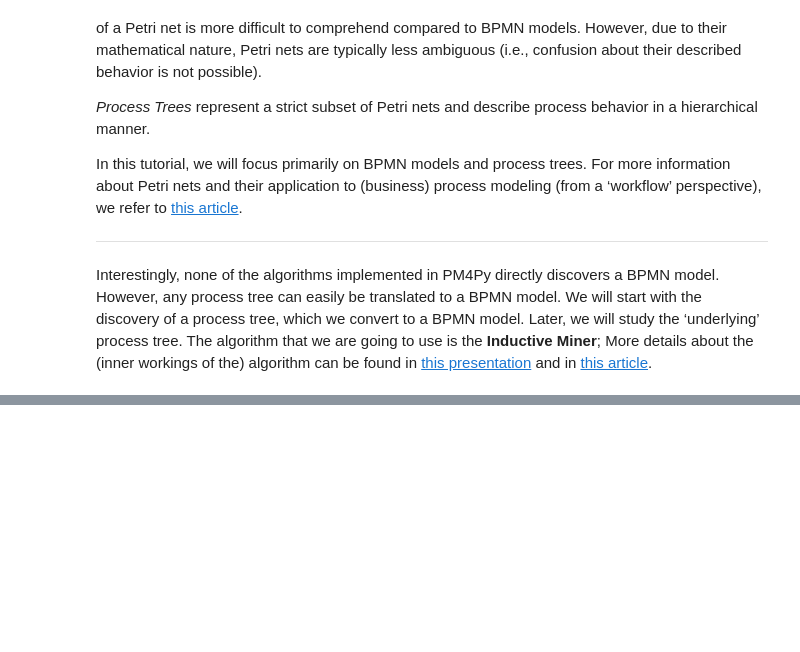
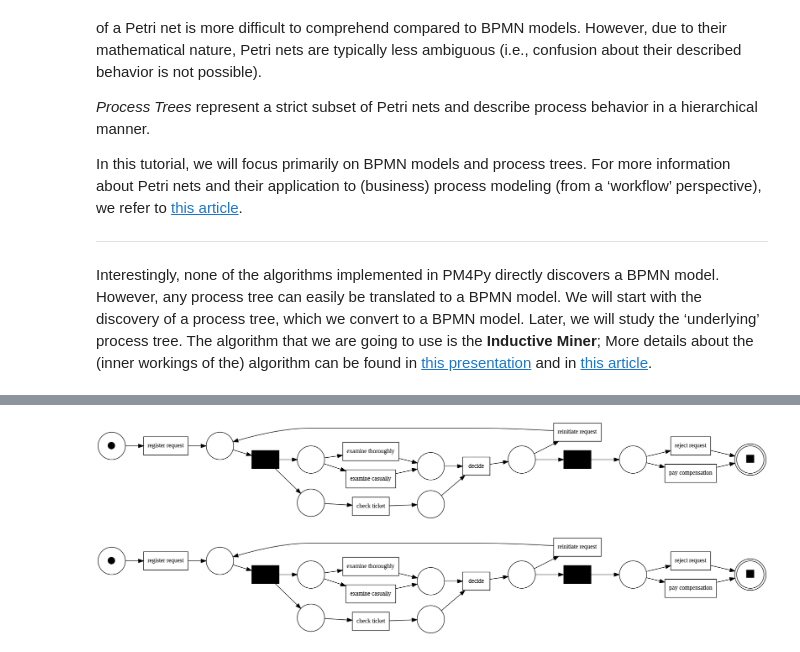
Before and after one commit to sawubona-repo/BINA-FS24-WORK, a Jupyter notebook: LB07-ProcessMining/Python/DEMO_Python_PM4PY_ProcessDiscovery.ipynb, the cells around one changed output, grey strips where cells are left out. Cells and saved outputs as stored; diff of their text form; code cells hidden in the pictures; blank space fills up the shorter version.

```diff
--- a/LB07-ProcessMining/Python/DEMO_Python_PM4PY_ProcessDiscovery.ipynb
+++ b/LB07-ProcessMining/Python/DEMO_Python_PM4PY_ProcessDiscovery.ipynb
@@ -267,0 +178,14 @@ When analyzing real event data, visual analytic tools (e.g., the [Variant Explor
+# %%
+# Convert process tree into petri net
+net1, im1, fm1 = pm4py.convert_to_petri_net(process_tree)
+
+pm4py.view_petri_net(net1,im1,fm1)
+# %% [output]
+[figure, added]
+# %%
+# Discover petri net from event log
+net2, im2, fm2 = pm4py.discover_petri_net_inductive(log_df)
+
+pm4py.view_petri_net(net2, im2, fm2)
+# %% [output]
+[figure, added]
```
Also changed, not shown: parts of 52 cells of this notebook, 8 other files.
